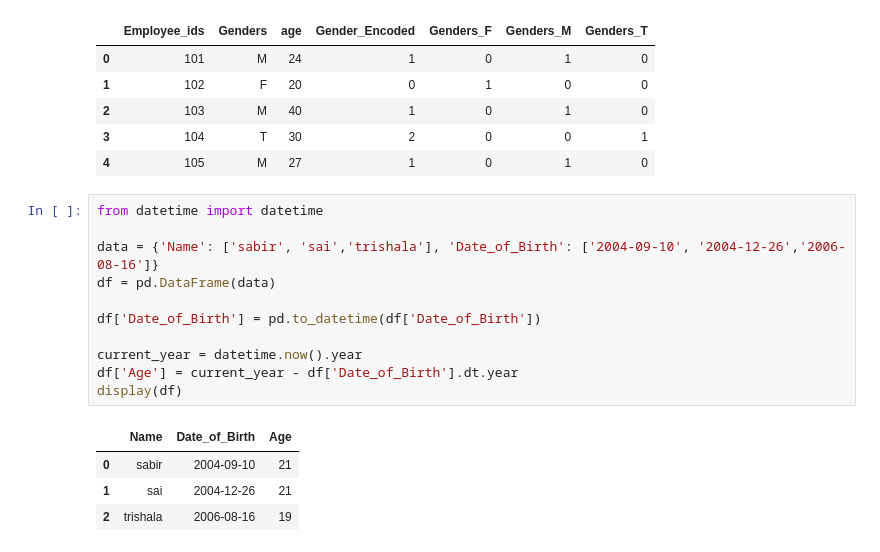
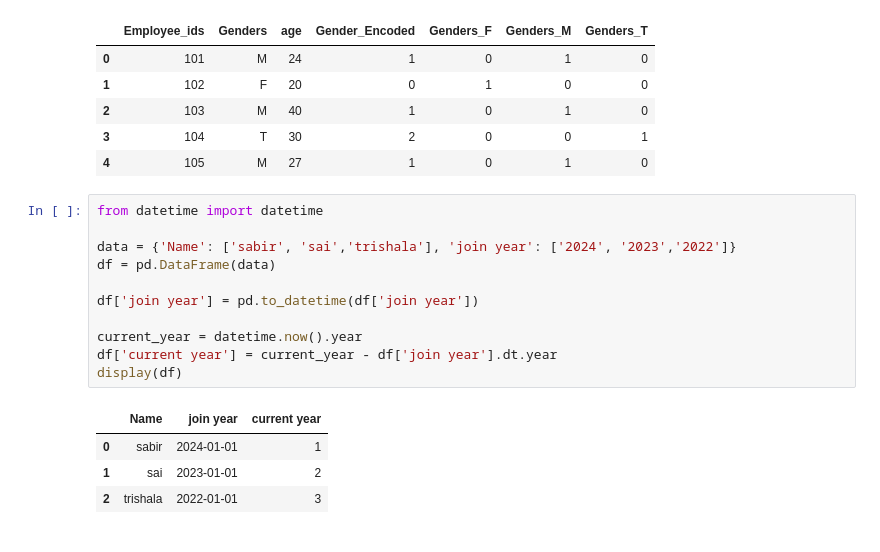
Before and after one commit to BATTI-CHANDAN-SINGH/Application-Of-Data-Mining, a Jupyter notebook: Lab-06.ipynb, the cells around one changed output. Drawn from its saved outputs; the diff is of its cells as text.

```diff
--- a/Lab-06.ipynb
+++ b/Lab-06.ipynb
@@ -26,16 +26,16 @@ display(df)
 # %%
 from datetime import datetime
 
-data = {'Name': ['sabir', 'sai','trishala'], 'Date_of_Birth': ['2004-09-10', '2004-12-26','2006-08-16']}
+data = {'Name': ['sabir', 'sai','trishala'], 'join year': ['2024', '2023','2022']}
 df = pd.DataFrame(data)
 
-df['Date_of_Birth'] = pd.to_datetime(df['Date_of_Birth'])
+df['join year'] = pd.to_datetime(df['join year'])
 
 current_year = datetime.now().year
-df['Age'] = current_year - df['Date_of_Birth'].dt.year
+df['current year'] = current_year - df['join year'].dt.year
 display(df)
 # %% [output]
-|  | Name | Date_of_Birth | Age |
-| 0 | sabir | 2004-09-10 | 21 |
-| 1 | sai | 2004-12-26 | 21 |
-| 2 | trishala | 2006-08-16 | 19 |
+|  | Name | join year | current year |
+| 0 | sabir | 2024-01-01 | 1 |
+| 1 | sai | 2023-01-01 | 2 |
+| 2 | trishala | 2022-01-01 | 3 |
```
Also changed, not shown: parts of 1 cell of this notebook.
